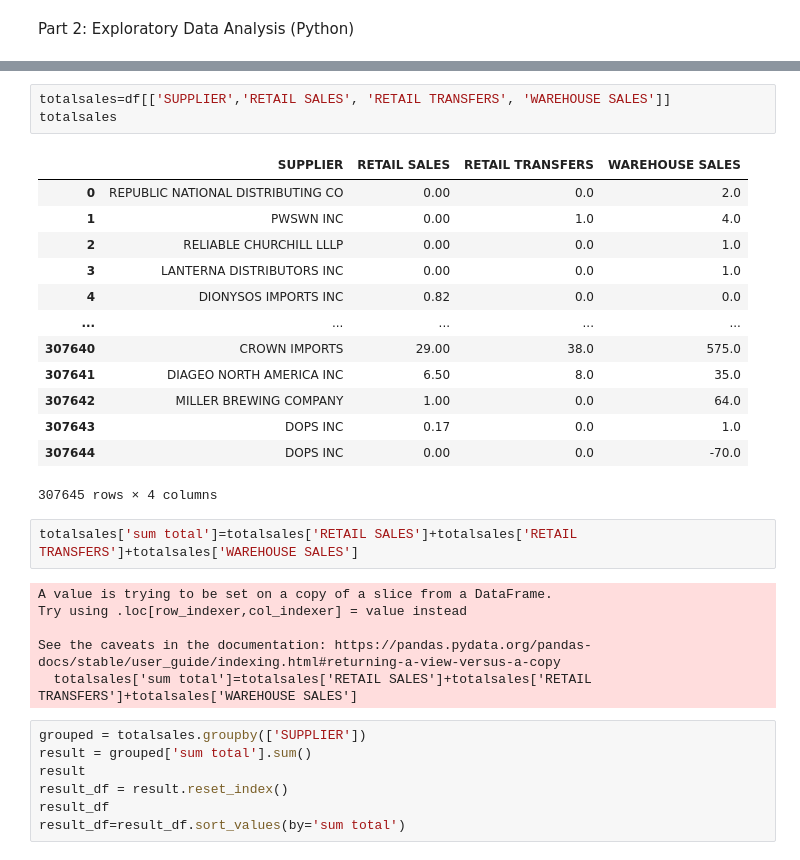
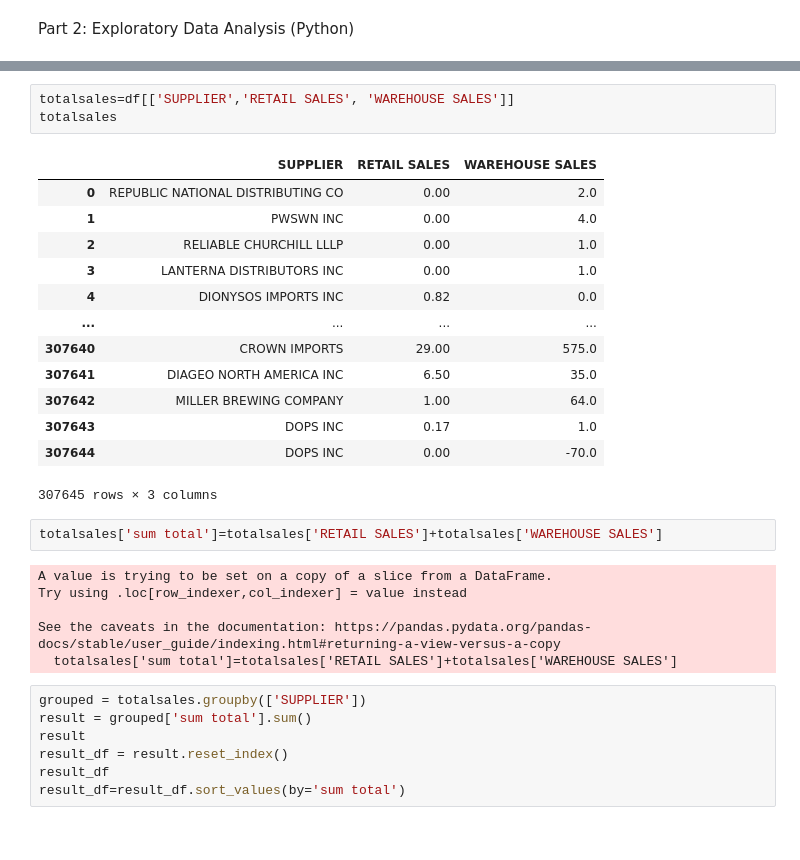
Before and after one commit to iamabhaytiwari343/Machine-Learning, a Jupyter notebook: sales/notebook.ipynb, the cells around one changed output, grey strips where cells are left out. Cells and saved outputs as stored; diff of their text form.

```diff
--- a/sales/notebook.ipynb
+++ b/sales/notebook.ipynb
@@ -102,28 +104,28 @@ plt.show()
 # %%
-totalsales=df[['SUPPLIER','RETAIL SALES', 'RETAIL TRANSFERS', 'WAREHOUSE SALES']]
+totalsales=df[['SUPPLIER','RETAIL SALES', 'WAREHOUSE SALES']]
 totalsales
 # %% [output]
-|  | SUPPLIER | RETAIL SALES | RETAIL TRANSFERS | WAREHOUSE SALES |
-| 0 | REPUBLIC NATIONAL DISTRIBUTING CO | 0.00 | 0.0 | 2.0 |
-| 1 | PWSWN INC | 0.00 | 1.0 | 4.0 |
-| 2 | RELIABLE CHURCHILL LLLP | 0.00 | 0.0 | 1.0 |
-| 3 | LANTERNA DISTRIBUTORS INC | 0.00 | 0.0 | 1.0 |
-| 4 | DIONYSOS IMPORTS INC | 0.82 | 0.0 | 0.0 |
-| ... | ... | ... | ... | ... |
-| 307640 | CROWN IMPORTS | 29.00 | 38.0 | 575.0 |
-| 307641 | DIAGEO NORTH AMERICA INC | 6.50 | 8.0 | 35.0 |
-| 307642 | MILLER BREWING COMPANY | 1.00 | 0.0 | 64.0 |
-| 307643 | DOPS INC | 0.17 | 0.0 | 1.0 |
-| 307644 | DOPS INC | 0.00 | 0.0 | -70.0 |
+|  | SUPPLIER | RETAIL SALES | WAREHOUSE SALES |
+| 0 | REPUBLIC NATIONAL DISTRIBUTING CO | 0.00 | 2.0 |
+| 1 | PWSWN INC | 0.00 | 4.0 |
+| 2 | RELIABLE CHURCHILL LLLP | 0.00 | 1.0 |
+| 3 | LANTERNA DISTRIBUTORS INC | 0.00 | 1.0 |
+| 4 | DIONYSOS IMPORTS INC | 0.82 | 0.0 |
+| ... | ... | ... | ... |
+| 307640 | CROWN IMPORTS | 29.00 | 575.0 |
+| 307641 | DIAGEO NORTH AMERICA INC | 6.50 | 35.0 |
+| 307642 | MILLER BREWING COMPANY | 1.00 | 64.0 |
+| 307643 | DOPS INC | 0.17 | 1.0 |
+| 307644 | DOPS INC | 0.00 | -70.0 |
-307645 rows × 4 columns
+307645 rows × 3 columns
 # %%
-totalsales['sum total']=totalsales['RETAIL SALES']+totalsales['RETAIL TRANSFERS']+totalsales['WAREHOUSE SALES']
+totalsales['sum total']=totalsales['RETAIL SALES']+totalsales['WAREHOUSE SALES']
 # %% [output]
 A value is trying to be set on a copy of a slice from a DataFrame.
 Try using .loc[row_indexer,col_indexer] = value instead
 
 See the caveats in the documentation: https://pandas.pydata.org/pandas-docs/stable/user_guide/indexing.html#returning-a-view-versus-a-copy
-  totalsales['sum total']=totalsales['RETAIL SALES']+totalsales['RETAIL TRANSFERS']+totalsales['WAREHOUSE SALES']
+  totalsales['sum total']=totalsales['RETAIL SALES']+totalsales['WAREHOUSE SALES']
 # %%
 grouped = totalsales.groupby(['SUPPLIER'])
 result = grouped['sum total'].sum()
```
Also changed, not shown: parts of 9 cells of this notebook, 4 other files.
